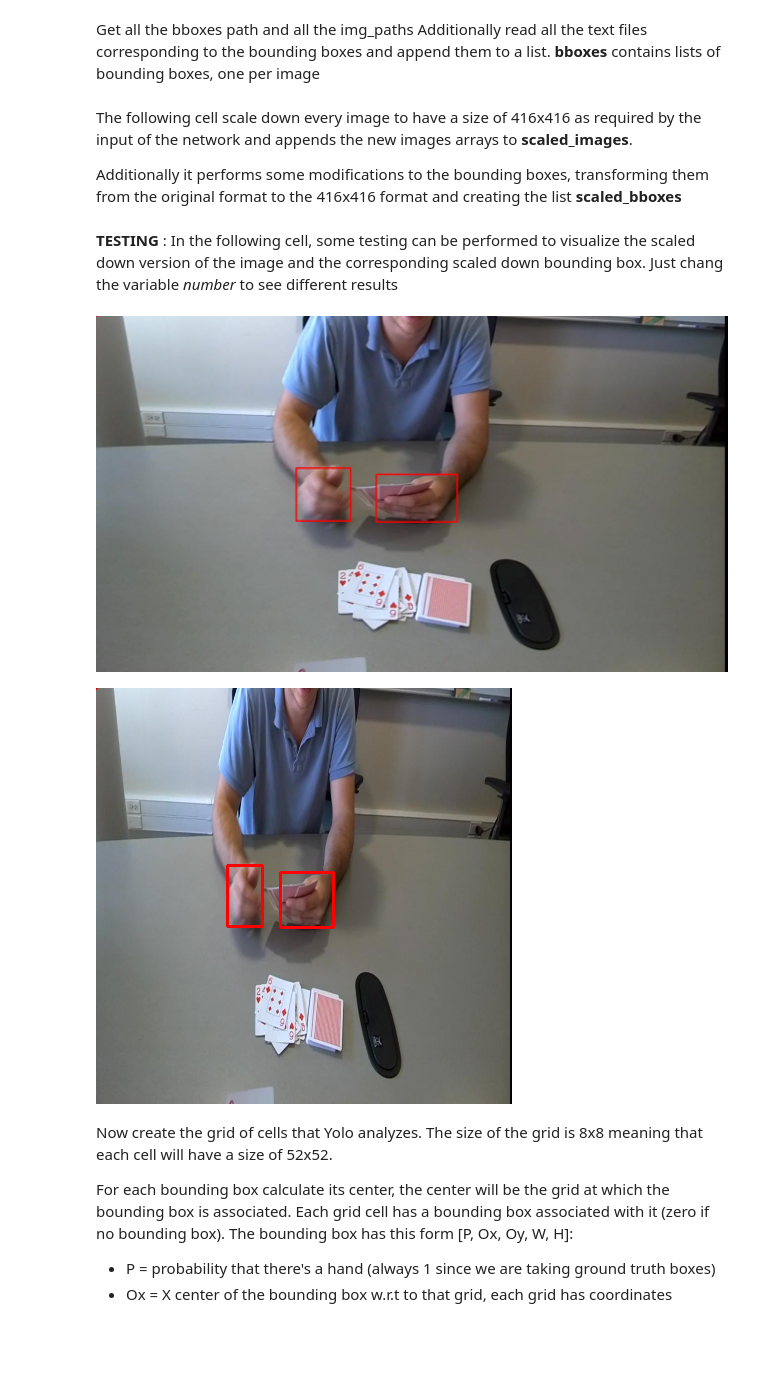
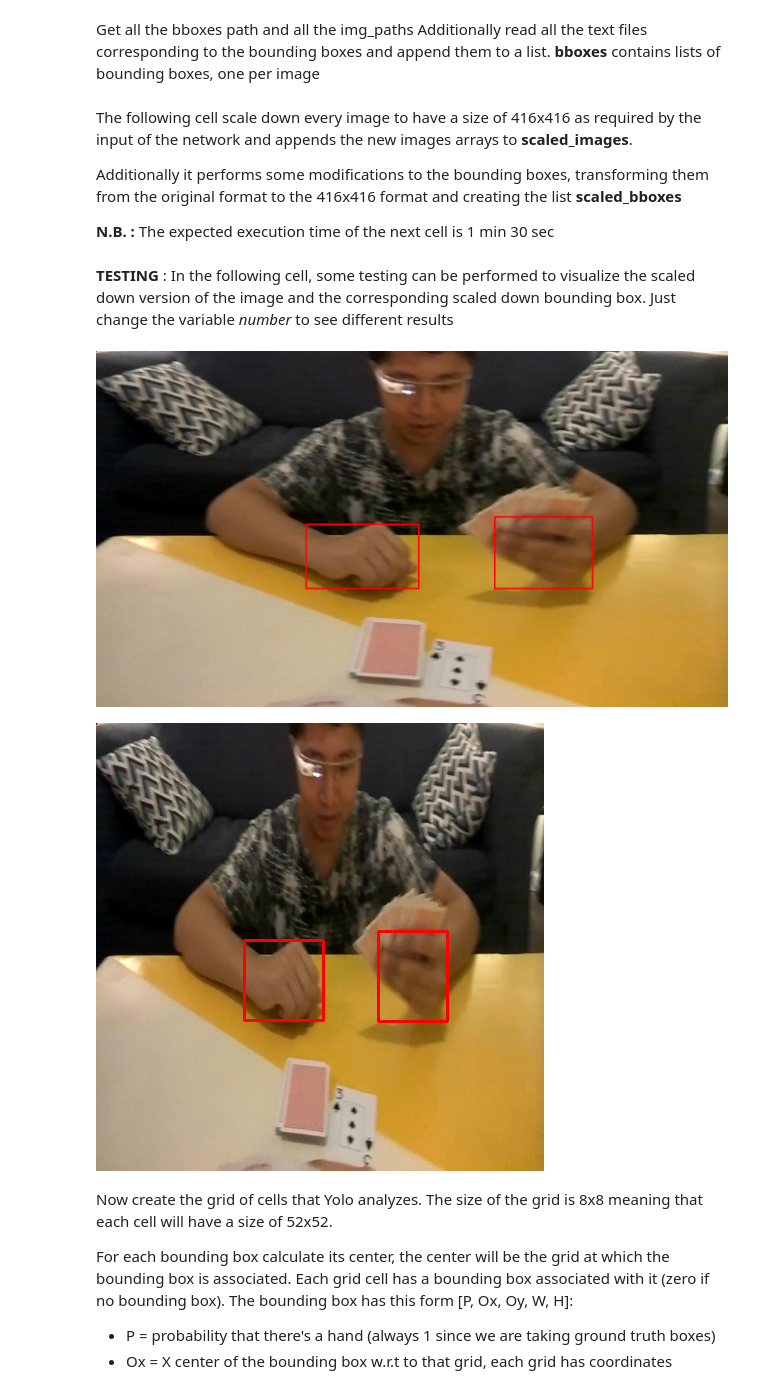
Before and after one commit to pastifra/Human-Hands, a Jupyter notebook: Yolo_training.ipynb, the cells around one changed output. Cells and saved outputs as stored; diff of their text form; code cells hidden in the pictures; blank space fills up the shorter version.

```diff
--- a/Yolo_training.ipynb
+++ b/Yolo_training.ipynb
@@ -60,17 +64,20 @@ for path in bboxes_paths:
 The following cell scale down every image to have a size of 416x416 as required by the input of the network and appends the new images arrays to **scaled_images**.
 
 Additionally it performs some modifications to the bounding boxes, transforming them from the original format to the 416x416 format and creating the list **scaled_bboxes**
+
+**N.B. :** The expected execution time of the next cell is 1 min 30 sec
 # %%
-scaled_bboxes = []*len(bboxes_paths)
-scaled_images = []*len(img_paths)
-for i in range(0,len(img_paths)):
+scale = 500/len(img_paths)
+scaled_bboxes = []*int(len(bboxes_paths)*scale)
+scaled_images = []*int(len(img_paths)*scale)
+for i in range(0,int(len(img_paths)*scale)):
   # store the original image parameters
   original_img = load_img(img_paths[i])
   width, height = original_img.size
   # load the image with the required size and calculate scale factors
-  image = load_img(img_paths[i], target_size=(416, 416))
-  scale_w = 416 / width
-  scale_h = 416 / height
+  image = load_img(img_paths[i], target_size=(448, 448))
+  scale_w = 448 / width
+  scale_h = 448 / height
   # for each bounding box of the image calculate its correspondent one in 416x416 format
   bboxes_it = []
   for box in bboxes[i]:
@@ -89,34 +96,34 @@ for i in range(0,len(img_paths)):
   scaled_images.append(image)
 # %% [markdown]
 **TESTING** :
-In the following cell, some testing can be performed to visualize the scaled down version of the image and the corresponding scaled down bounding box. Just chang the variable *number* to see different results
+In the following cell, some testing can be performed to visualize the scaled down version of the image and the corresponding scaled down bounding box. Just change the variable *number* to see different results
 # %%
-number = 1000
+number = 400
 
 image = cv2.imread(img_paths[number])
 
 # Drawing the regions in the Image
 for (x, y, w, h) in bboxes[number]:
   cv2.rectangle(image, (x, y),
                     (x + w, y + h),
                     (0, 0, 255), 2)
 cv2_imshow(image)
 
 image = cv2.imread(img_paths[number])
 
 # Resizing the Image
-image = cv2.resize(image,(416,416))
+image = cv2.resize(image,(448,448))
 
 # Drawing the regions in the Image
 for (x, y, w, h) in scaled_bboxes[number]:
   cv2.rectangle(image, (x, y),
                     (x + w, y + h),
                     (0, 0, 255), 2)
 
 cv2_imshow(image)
 # %% [output]
-[figure, old version]
+[figure, new version]
-[figure, old version]
+[figure, new version]
 # %% [markdown]
 Now create the grid of cells that Yolo analyzes.
 The size of the grid is 8x8 meaning that each cell will have a size of 52x52.
```
Also changed, not shown: parts of 16 cells of this notebook.
